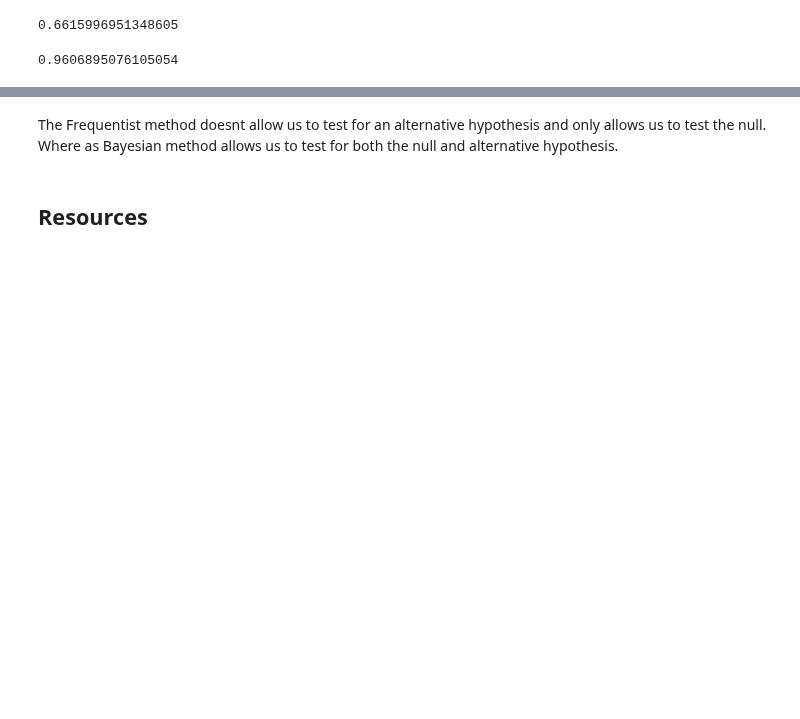
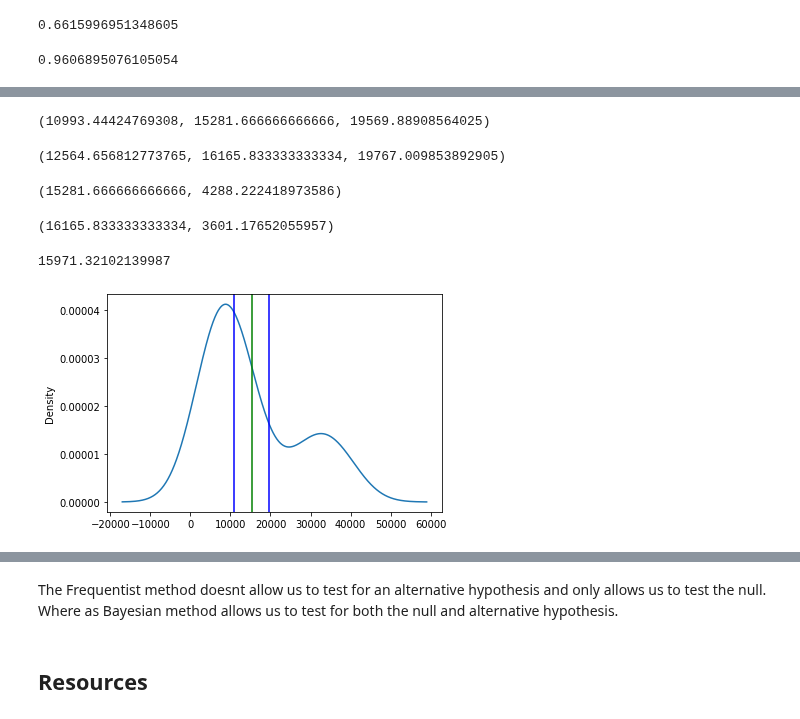
Before and after one commit to bloominstituteoftechnology/DS-Unit-1-Sprint-1-Data-Wrangling-and-Storytelling, a Jupyter notebook: module3/Copy_of_LS_DS_123_Introduction_to_Bayesian_Inference_Assignment.ipynb, the cells around one changed output, grey strips where cells are left out. Saved outputs shown, nothing was run; the diff lists cells and outputs as text; code cells hidden in the pictures; blank space fills up the shorter version.

```diff
--- a/module3/Copy_of_LS_DS_123_Introduction_to_Bayesian_Inference_Assignment.ipynb
+++ b/module3/Copy_of_LS_DS_123_Introduction_to_Bayesian_Inference_Assignment.ipynb
@@ -110,0 +167,15 @@ post4
+# %%
+def confidence_interval(sample, confidence=0.95):
+
+  sample = np.array(sample)
+
+  mean = np.mean(sample)
+
+  n = len(sample)
+
+  stderr = np.std(sample, ddof=1) / np.sqrt(n)
+
+  t = stats.t.ppf((1 + confidence) / 2.0, n - 1)
+
+  margin_of_error = t * stderr
+  return mean - margin_of_error, mean, mean + margin_of_error
@@ -110,0 +211,4 @@ post4
+# %%
+df = pd.read_csv('LoanStats_2018Q4.csv', na_values=" ?")
+print(df.shape)
+df.head()
@@ -110,0 +238,34 @@ post4
+# %%
+sam1 = df['funded_amnt'].sample(30)
+sam2 = df['funded_amnt'].sample(30)
+# %%
+confidence_interval(sam1)
+# %% [output]
+(10993.44424769308, 15281.666666666666, 19569.88908564025)
+# %%
+confidence_interval(sam2)
+# %% [output]
+(12564.656812773765, 16165.833333333334, 19767.009853892905)
+# %%
+mean_moe(sam1)
+# %% [output]
+(15281.666666666666, 4288.222418973586)
+# %%
+mean_moe(sam2)
+# %% [output]
+(16165.833333333334, 3601.17652055957)
+# %%
+df['funded_amnt'].mean()
+# %% [output]
+15971.32102139987
+# %%
+CI1= confidence_interval(sam1)
+CI2= confidence_interval(sam2)
+# %%
+sam1.plot.density()
+plt.axvline(CI1[0], color= 'blue')
+plt.axvline(CI1[1], color= 'green')
+plt.axvline(CI1[2], color='blue')
+plt.show()
+# %% [output]
+[figure, added]
```
Also changed, not shown: parts of 12 cells of this notebook.
